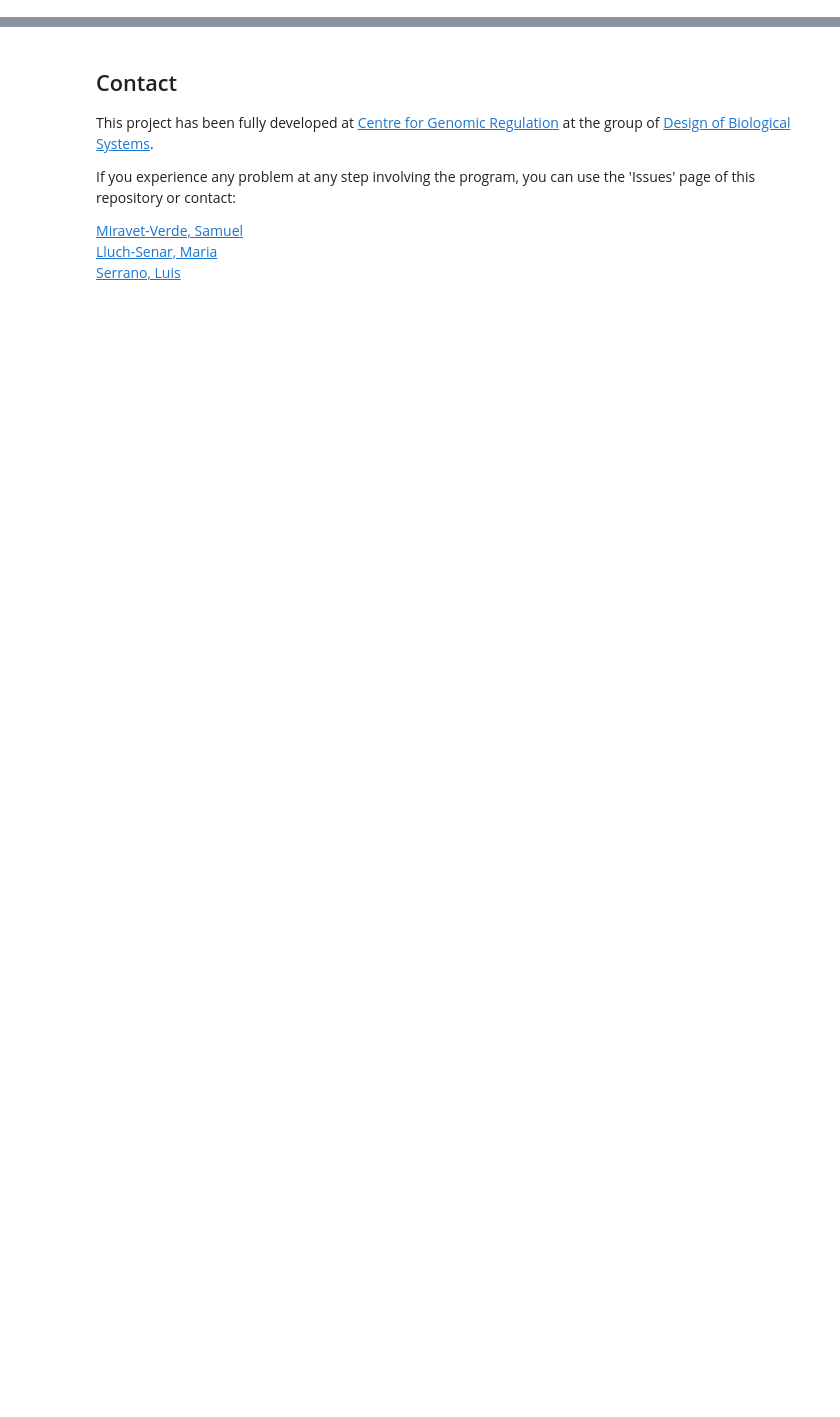
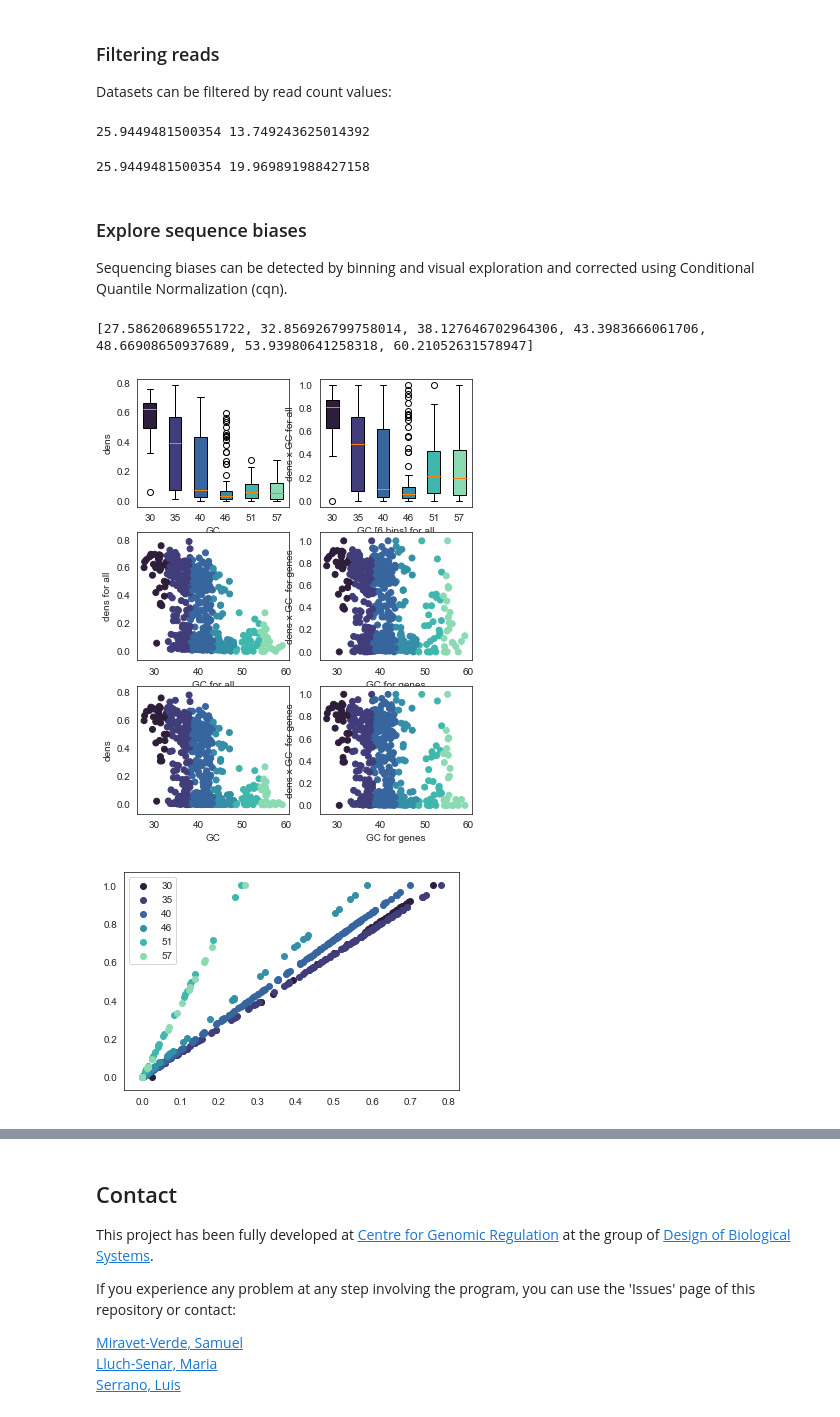
Before and after one commit to CRG-CNAG/anubis, a Jupyter notebook: Manual.ipynb, the cells around one changed output, grey strips where cells are left out. Drawn from its saved outputs; the diff is of its cells as text; code cells hidden in the pictures; blank space fills up the shorter version.

```diff
--- a/Manual.ipynb
+++ b/Manual.ipynb
@@ -56,0 +66,6 @@ You may require to call it using sudo. Once installed, `anubis` will be integrat
+# %%
+d = anubis.dataset('./test/P02_R1_U0_PE1.qins',
+                   genome='./test/myco_pneumoniae_m129.gb',
+                   goldset='./test/goldsets.csv')
+d.annotation = {k:v for k, v in d.annotation.items() if len(k)==6}
+dir(d)    # dataset implements multiple functions to work with this kind of files
@@ -56,0 +132,25 @@ You may require to call it using sudo. Once installed, `anubis` will be integrat
+# %% [markdown]
+### Filtering reads
+
+Datasets can be filtered by read count values:
+# %%
+d1 = d.filter(filter_by='genes', inplace=False) # If inplace=True --> substitus orginal dataset
+print(d.coverage, d1.coverage) # see the coverages
+# %% [output]
+25.9449481500354 13.749243625014392
+# %%
+d1 = d.filter(filter_by='tails', lpercentile=15, rpercentile=90) # Remove the <15th percentile and >10th percentile based on read count
+print(d.coverage, d1.coverage) # see the coverages
+# %% [output]
+25.9449481500354 19.969891988427158
+# %% [markdown]
+### Explore sequence biases
+
+Sequencing biases can be detected by binning and visual exploration and corrected using Conditional Quantile Normalization (cqn).
+# %%
+# It can be done for GC
+corrected = d.cqn(condition='GC', bins=6, same_size=False, normalization='minmax', annotation='all')
+# %% [output]
+[27.586206896551722, 32.856926799758014, 38.127646702964306, 43.3983666061706, 48.66908650937689, 53.93980641258318, 60.21052631578947]
+[figure, added]
+[figure, added]
```
Also changed, not shown: parts of 25 cells of this notebook, 4 other files.
